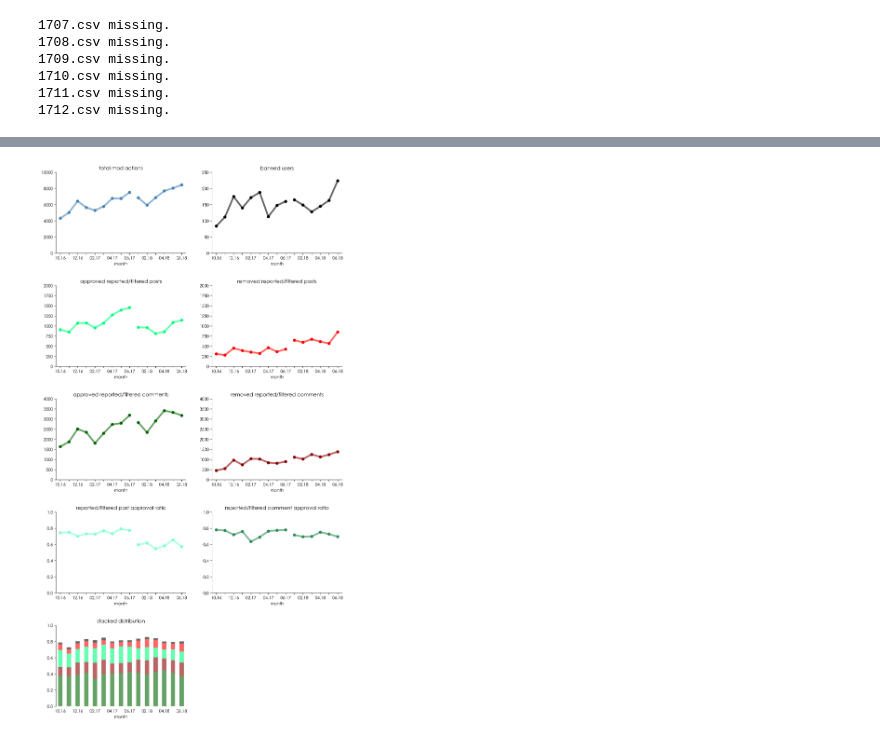
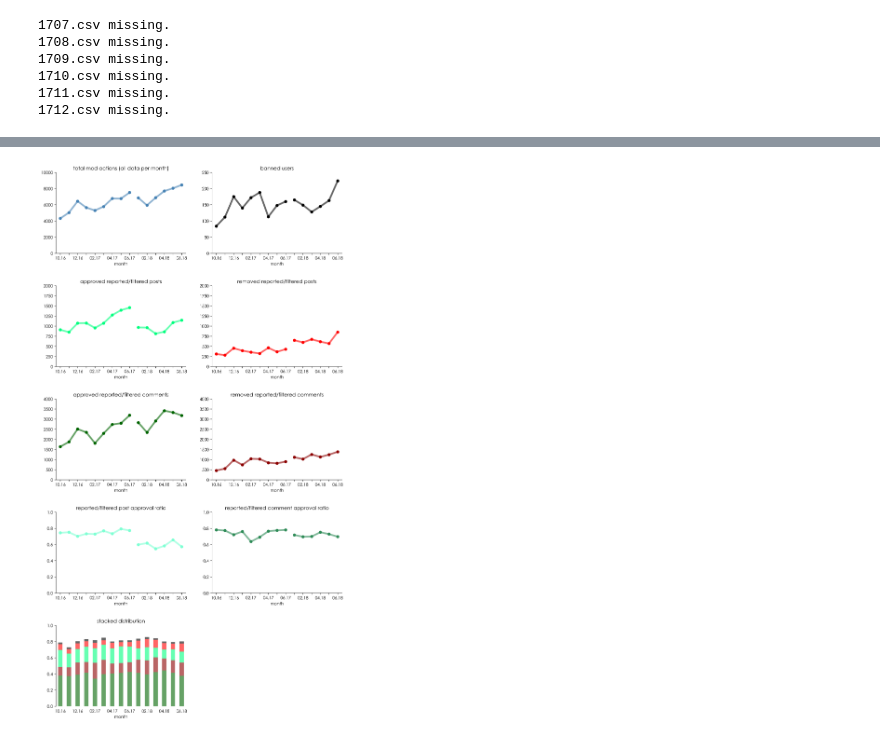
Before and after one commit to askLubich/ModStat, a Jupyter notebook: modStat.ipynb, the cells around one changed output, grey strips where cells are left out. Cells and saved outputs as stored; diff of their text form; code cells hidden in the pictures.

```diff
--- a/modStat.ipynb
+++ b/modStat.ipynb
@@ -137,7 +137,7 @@ alpha = 0.7
 ### Total
 ax[0][0].bar(MonthsI, Data['Total'],width,linewidth=0, color='steelblue', alpha=alpha)
 ax[0][0].set_ylim(0,10000)
-ax[0][0].set_title('total mod actions')
+ax[0][0].set_title('total mod actions (all data per month)')
 ax[0][0].set_xlabel('month')
 
 ### Bans
@@ -244,7 +244,7 @@ plotLine(ax[0][0], MonthsI, Data['Total'], Data['Holes'],
          args={'color': 'steelblue', 'linewidth': linewidth, 'alpha': alpha_lines})
 ax[0][0].scatter(MonthsI, Data['Total'], s=pointwidth, color='steelblue', alpha=alpha_points, lw=0)
 ax[0][0].set_ylim(0,10000)
-ax[0][0].set_title('total mod actions')
+ax[0][0].set_title('total mod actions (all data per month)')
 ax[0][0].set_xlabel('month')
 
 ### Bans
@@ -315,31 +315,31 @@ ax[4][0].bar(MonthsI, Data['remove post']/Data['Total'],
              width,linewidth=0, color='red', alpha=alpha_lines,
              bottom=(Data['approve comment']+Data['remove comment']+Data['approve post'])/Data['Total'])
 ax[4][0].bar(MonthsI, Data['ban user']/Data['Total'],
              width,linewidth=0, color='black', alpha=alpha_lines,
              bottom=(Data['approve comment']+Data['remove comment']+Data['approve post']+Data['remove post'])/Data['Total'])
 ax[4][0].set_ylim(0,1)
 ax[4][0].set_title('stacked distribution')
 ax[4][0].set_xlabel('month')
 
 ax[4][1].axis('off')
 
 
 for a in ax.flatten():
     a.set_xlim(-width,NMonths-width)
     a.set_xticks(MonthsI)
     a.set_xticklabels(Data['Months'])
     a.spines['top'].set_visible(False)
     a.spines['right'].set_visible(False)
     #a.spines['left'].set_visible(False)
 
     a.tick_params(top="off")
     a.tick_params(right="off")
     #a.tick_params(left="off")
 
     if a == ax[4][0]:
         a.spines['bottom'].set_visible(False)
         a.tick_params(bottom="off")
 
 plt.savefig('modStat_lines.png',bbox_inches='tight',dpi=500)
 # %% [output]
-[figure, old version]
+[figure, new version]
```
Also changed, not shown: parts of 1 cell of this notebook, 2 other files.
